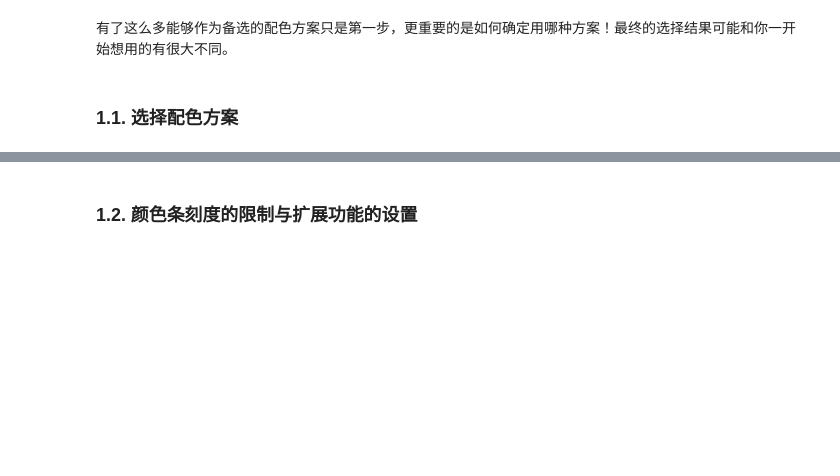
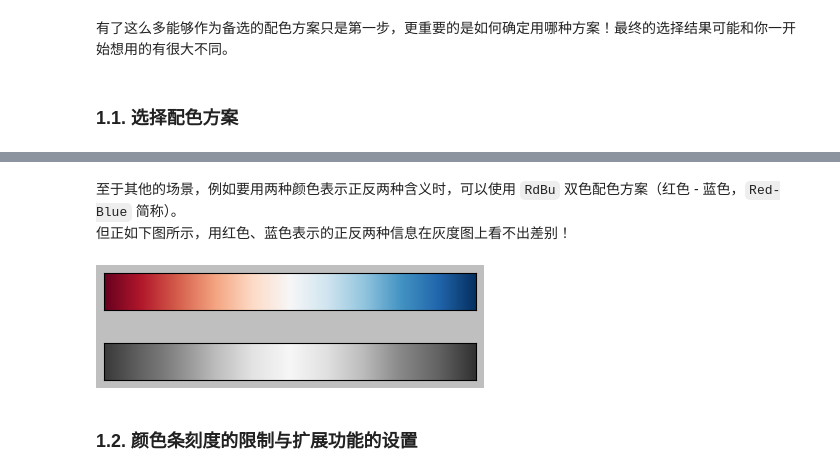
Before and after one commit to michaelbrucelin/HelloLanguage, a Jupyter notebook: Jupyter/Python/Book/Python数据科学手册/03-Matplotlib数据可视化/09-配置颜色条.ipynb, the cells around one changed output, grey strips where cells are left out. Cells and saved outputs as stored; diff of their text form; code cells hidden in the pictures; blank space fills up the shorter version.

```diff
--- a/Jupyter/Python/Book/Python数据科学手册/03-Matplotlib数据可视化/09-配置颜色条.ipynb
+++ b/Jupyter/Python/Book/Python数据科学手册/03-Matplotlib数据可视化/09-配置颜色条.ipynb
@@ -45,3 +89,10 @@ plt.colorbar()
+# %% [markdown]
+至于其他的场景，例如要用两种颜色表示正反两种含义时，可以使用 `RdBu` 双色配色方案（红色 - 蓝色，`Red-Blue` 简称）。
+但正如下图所示，用红色、蓝色表示的正反两种信息在灰度图上看不出差别！
+# %%
+view_colormap('RdBu')
+# %% [output]
+[figure, added]
 # %% [markdown]
 ### 1.2. 颜色条刻度的限制与扩展功能的设置
 # %% [markdown]
```
Also changed, not shown: parts of 18 cells of this notebook, 3 other files.
